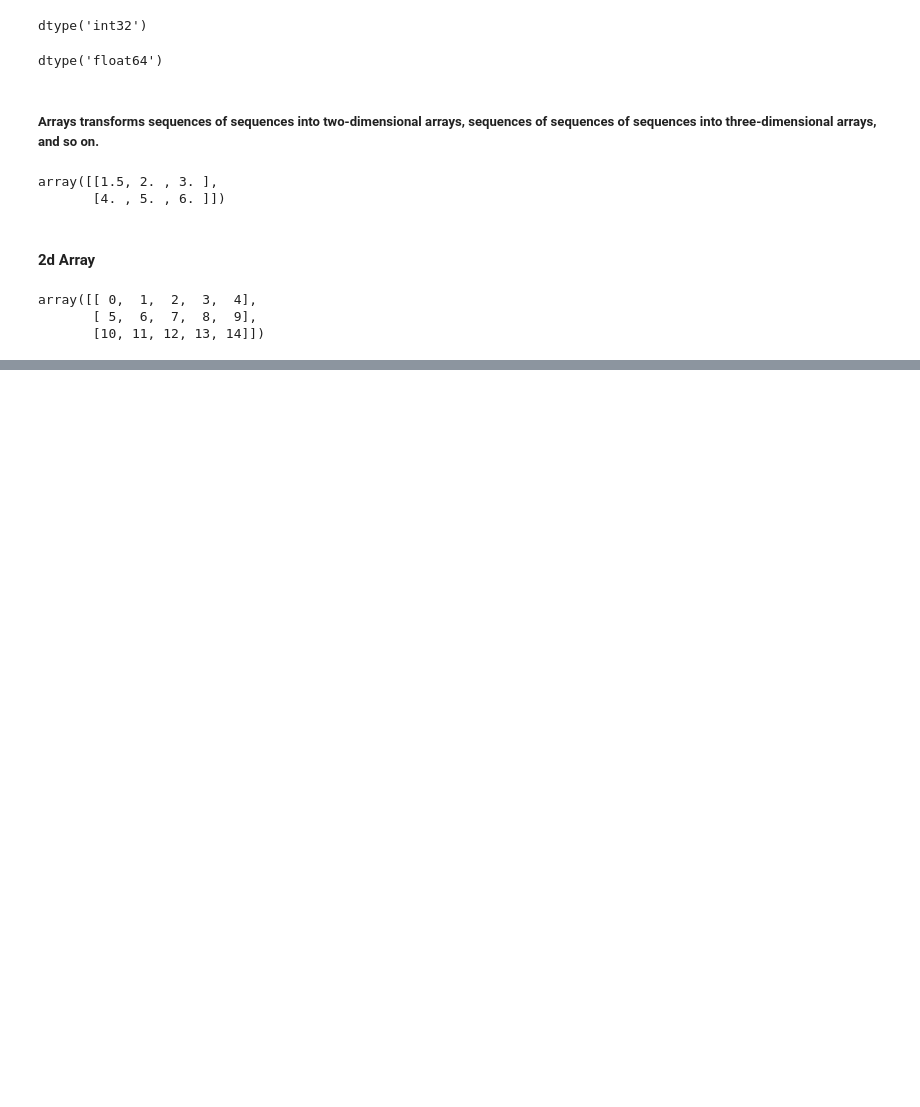
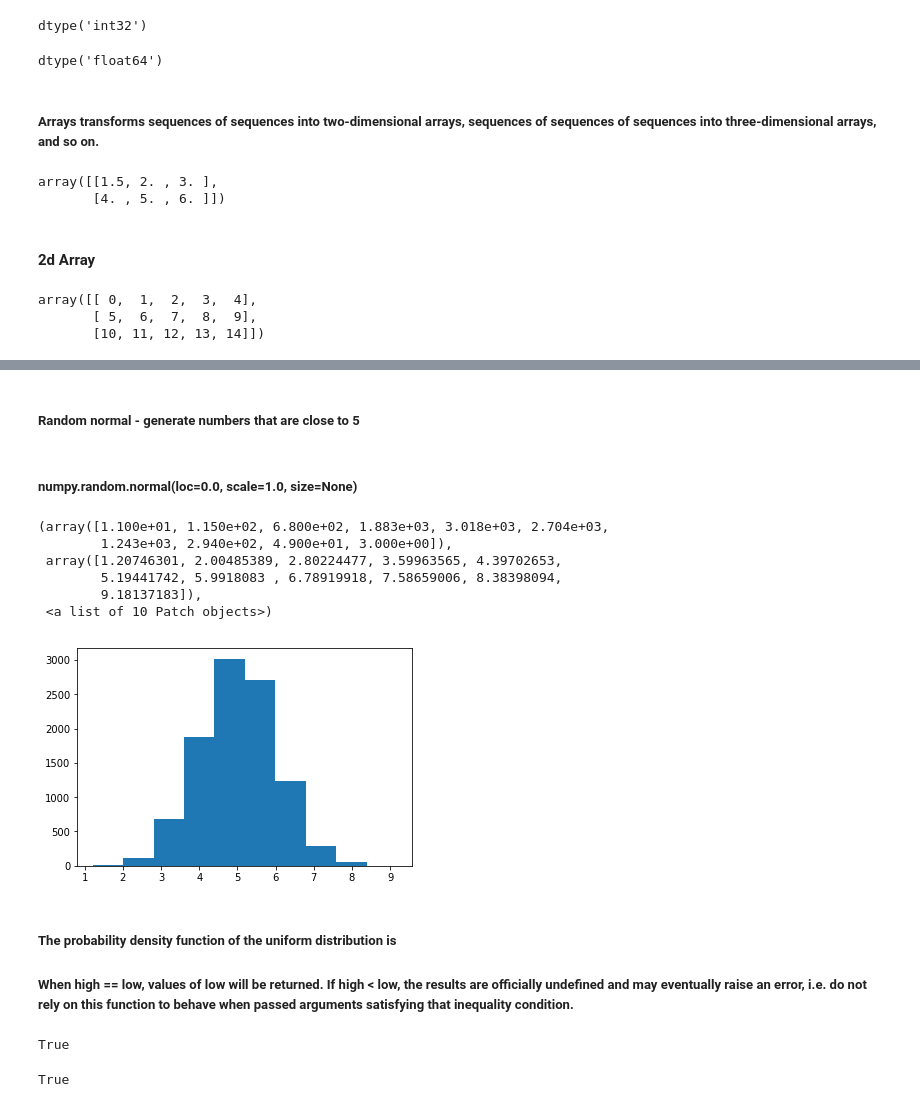
Before and after one commit to abigailCul/EmergingTechnologies, a Jupyter notebook: numpy-random.ipynb, the cells around one changed output, grey strips where cells are left out. Saved outputs shown, nothing was run; the diff lists cells and outputs as text; code cells hidden in the pictures; blank space fills up the shorter version.

```diff
--- a/numpy-random.ipynb
+++ b/numpy-random.ipynb
@@ -49,0 +80,23 @@ array([[ 0,  1,  2,  3,  4],
+# %% [markdown]
+##### Random normal - generate numbers that are close to 5
+# %% [markdown]
+#####  numpy.random.normal(loc=0.0, scale=1.0, size=None)
+# %%
+x = np.random.normal(5.0, 1.0, 10000)
+plt.hist(x)
+# %% [output]
+(array([1.100e+01, 1.150e+02, 6.800e+02, 1.883e+03, 3.018e+03, 2.704e+03,
+        1.243e+03, 2.940e+02, 4.900e+01, 3.000e+00]),
+ array([1.20746301, 2.00485389, 2.80224477, 3.59963565, 4.39702653,
+        5.19441742, 5.9918083 , 6.78919918, 7.58659006, 8.38398094,
+        9.18137183]),
+ <a list of 10 Patch objects>)
+[figure, added]
+# %% [markdown]
+##### The probability density function of the uniform distribution is
+
+##### When high == low, values of low will be returned. If high < low, the results are officially undefined and may eventually raise an error, i.e. do not rely on this function to behave when passed arguments satisfying that inequality condition.
+# %%
+np.all(s >= -1)
+# %% [output]
+True
@@ -49,0 +105,4 @@ array([[ 0,  1,  2,  3,  4],
+# %%
+np.all(s < 0)
+# %% [output]
+True
```
Also changed, not shown: parts of 12 cells of this notebook.
